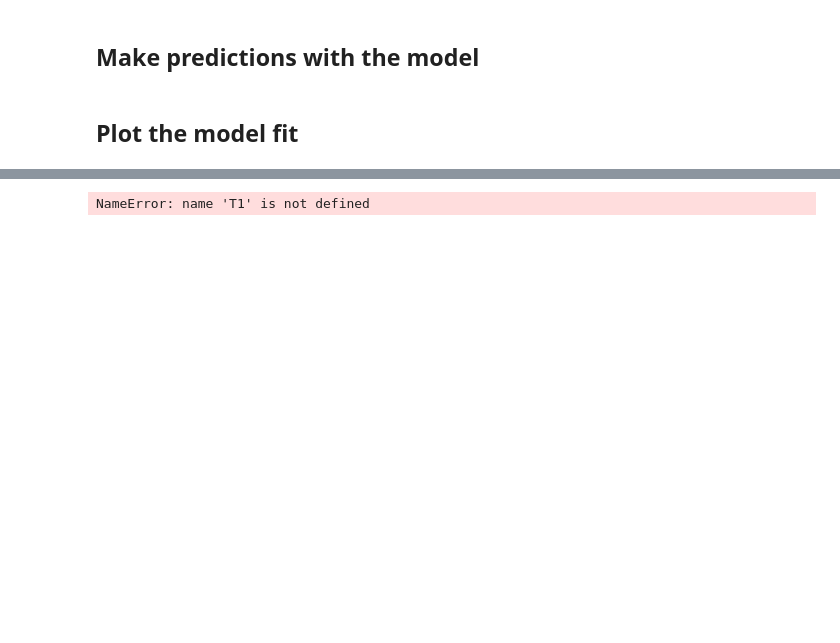
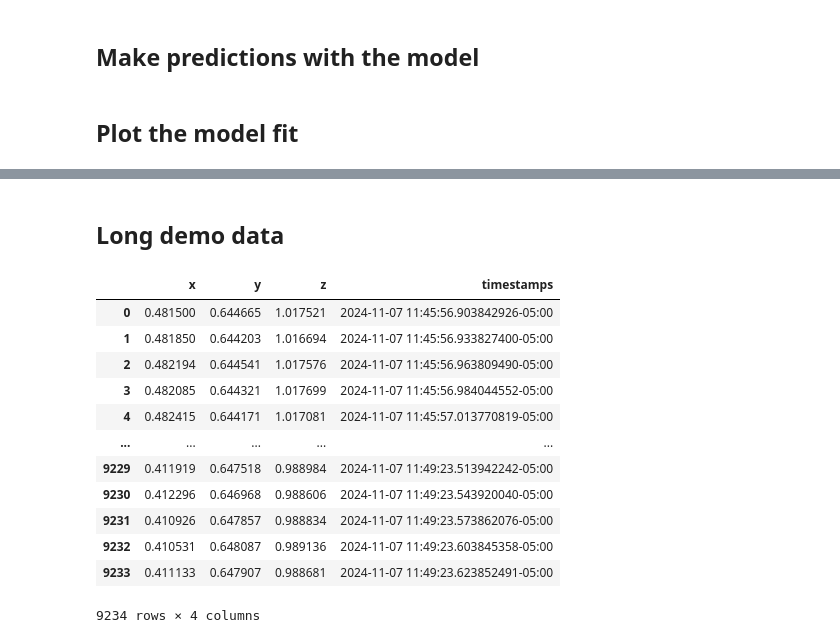
Before and after one commit to kir0ul/CMP, a Jupyter notebook: CGP.ipynb, the cells around one changed output, grey strips where cells are left out. Drawn from its saved outputs; the diff is of its cells as text; code cells hidden in the pictures; blank space fills up the shorter version.

```diff
--- a/CGP.ipynb
+++ b/CGP.ipynb
@@ -298,11 +293,19 @@ Y.shape
-# %%
-with mpl.style.context("ggplot_perso.mplstyle"):
-    cmap = mpl.colormaps["tab10"].colors
-    fig, ax = plt.subplots()
-    for demo in range(n_demos):
-        ax.plot(T1, Y1[demo, :, 0], c=cmap[0])
-        ax.plot(T2, Y2[demo, :, 0], c=cmap[1])
-        ax.plot(T3, Y3[demo, :, 0], c=cmap[2])
-    plt.show()
-# %% [output]
-NameError: name 'T1' is not defined
+# %% [markdown]
+## Long demo data
+# %%
+# path = './PFCS/table task/xyz data/full_tasks/fetch_recorded_demo_1730997119.txt'
+path = "./PFCS/table task/xyz data/full_tasks/fetch_recorded_demo_1730997956.txt"
+# h5_path = './PFCS/table task/h5 files/fetch_recorded_demo_1730997119.h5'
+h5_path = "./PFCS/table task/h5 files/fetch_recorded_demo_1730997956.h5"
+data = np.loadtxt(path)  # load the file into an array
+
+# x = data[:, 0]
+# y = data[:, 1]
+# z = data[:, 2]
+
+joint_data, tf_data, gripper_data = read_data(h5_path)
+# time = tf_data[0][:, 0] + tf_data[0][:, 1] * (10.0 ** -9)
+
+# traj_list = [x, y, z]
+# traj = data
+# traj.shape
@@ -308,0 +322,24 @@ NameError: name 'T1' is not defined
+# %%
+traj = pd.DataFrame(
+    {
+        "x": data[:, 0],
+        "y": data[:, 1],
+        "z": data[:, 2],
+        "timestamps": timestamps
+    }
+)
+traj
+# %% [output]
+|  | x | y | z | timestamps |
+| 0 | 0.481500 | 0.644665 | 1.017521 | 2024-11-07 11:45:56.903842926-05:00 |
+| 1 | 0.481850 | 0.644203 | 1.016694 | 2024-11-07 11:45:56.933827400-05:00 |
+| 2 | 0.482194 | 0.644541 | 1.017576 | 2024-11-07 11:45:56.963809490-05:00 |
+| 3 | 0.482085 | 0.644321 | 1.017699 | 2024-11-07 11:45:56.984044552-05:00 |
+| 4 | 0.482415 | 0.644171 | 1.017081 | 2024-11-07 11:45:57.013770819-05:00 |
+| ... | ... | ... | ... | ... |
+| 9229 | 0.411919 | 0.647518 | 0.988984 | 2024-11-07 11:49:23.513942242-05:00 |
+| 9230 | 0.412296 | 0.646968 | 0.988606 | 2024-11-07 11:49:23.543920040-05:00 |
+| 9231 | 0.410926 | 0.647857 | 0.988834 | 2024-11-07 11:49:23.573862076-05:00 |
+| 9232 | 0.410531 | 0.648087 | 0.989136 | 2024-11-07 11:49:23.603845358-05:00 |
+| 9233 | 0.411133 | 0.647907 | 0.988681 | 2024-11-07 11:49:23.623852491-05:00 |
+9234 rows × 4 columns
```
Also changed, not shown: parts of 9 cells of this notebook, 6 other files.
